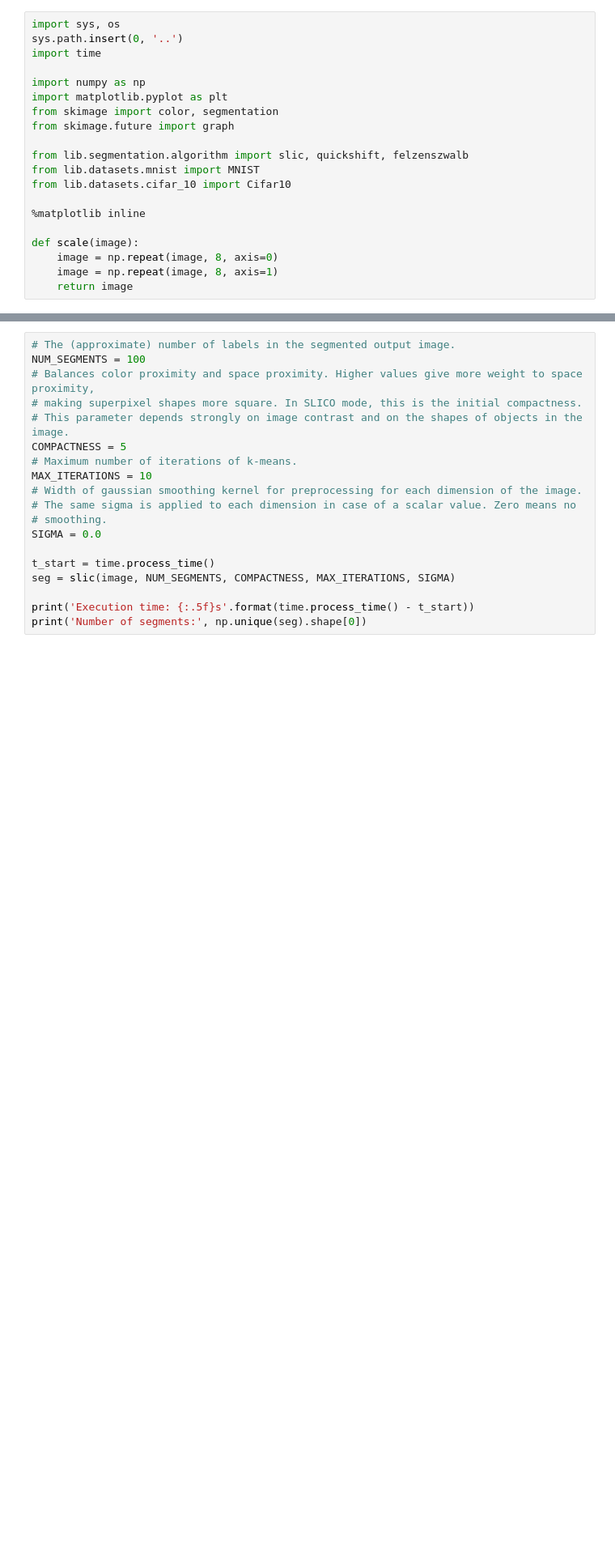
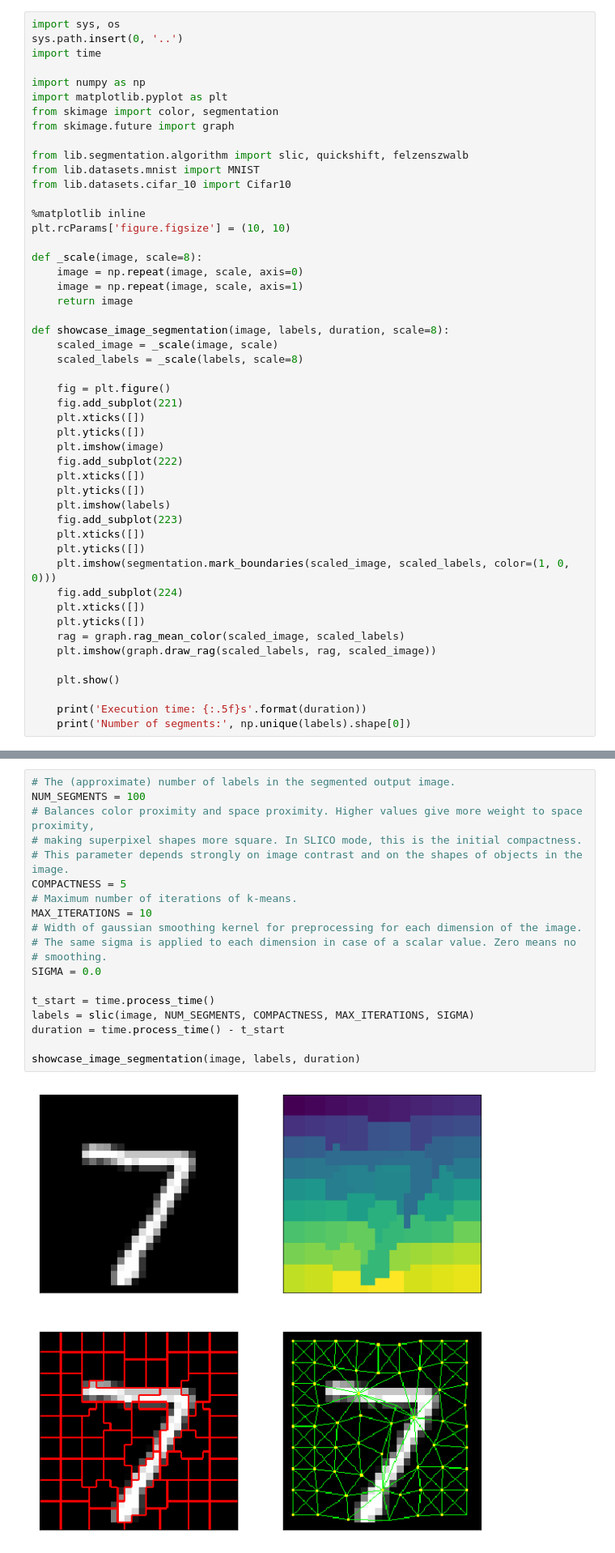
Before and after one commit to rusty1s/embedded_gcnn, a Jupyter notebook: notebooks/superpixel.ipynb, the cells around one changed output, grey strips where cells are left out. Shown: that part at 81% size. Cells and saved outputs as stored; diff of their text form; blank space fills up the shorter version.

```diff
--- a/notebooks/superpixel.ipynb
+++ b/notebooks/superpixel.ipynb
@@ -13,11 +13,40 @@ from lib.datasets.mnist import MNIST
 from lib.datasets.cifar_10 import Cifar10
 
 %matplotlib inline
+plt.rcParams['figure.figsize'] = (10, 10)
 
-def scale(image):
-    image = np.repeat(image, 8, axis=0)
-    image = np.repeat(image, 8, axis=1)
+def _scale(image, scale=8):
+    image = np.repeat(image, scale, axis=0)
+    image = np.repeat(image, scale, axis=1)
     return image
+
+def showcase_image_segmentation(image, labels, duration, scale=8):
+    scaled_image = _scale(image, scale)
+    scaled_labels = _scale(labels, scale=8)
+
+    fig = plt.figure()
+    fig.add_subplot(221)
+    plt.xticks([])
+    plt.yticks([])
+    plt.imshow(image)
+    fig.add_subplot(222)
+    plt.xticks([])
+    plt.yticks([])
+    plt.imshow(labels)
+    fig.add_subplot(223)
+    plt.xticks([])
+    plt.yticks([])
+    plt.imshow(segmentation.mark_boundaries(scaled_image, scaled_labels, color=(1, 0, 0)))
+    fig.add_subplot(224)
+    plt.xticks([])
+    plt.yticks([])
+    rag = graph.rag_mean_color(scaled_image, scaled_labels)
+    plt.imshow(graph.draw_rag(scaled_labels, rag, scaled_image))
+
+    plt.show()
+
+    print('Execution time: {:.5f}s'.format(duration))
+    print('Number of segments:', np.unique(labels).shape[0])
 # %% [markdown]
 # MNIST
 Load a single image from the MNIST test dataset.
@@ -42,20 +68,21 @@ Segment image using k-means clustering in Color-(x,y,z) space.
 # %%
 # The (approximate) number of labels in the segmented output image.
 NUM_SEGMENTS = 100
 # Balances color proximity and space proximity. Higher values give more weight to space proximity,
 # making superpixel shapes more square. In SLICO mode, this is the initial compactness.
 # This parameter depends strongly on image contrast and on the shapes of objects in the image.
 COMPACTNESS = 5
 # Maximum number of iterations of k-means.
 MAX_ITERATIONS = 10
 # Width of gaussian smoothing kernel for preprocessing for each dimension of the image.
 # The same sigma is applied to each dimension in case of a scalar value. Zero means no
 # smoothing.
 SIGMA = 0.0
 
 t_start = time.process_time()
-seg = slic(image, NUM_SEGMENTS, COMPACTNESS, MAX_ITERATIONS, SIGMA)
+labels = slic(image, NUM_SEGMENTS, COMPACTNESS, MAX_ITERATIONS, SIGMA)
+duration = time.process_time() - t_start
 
-print('Execution time: {:.5f}s'.format(time.process_time() - t_start))
-print('Number of segments:', np.unique(seg).shape[0])
+showcase_image_segmentation(image, labels, duration)
 # %% [output]
+[figure, added]
```
Also changed, not shown: parts of 26 cells of this notebook, 3 other files.
